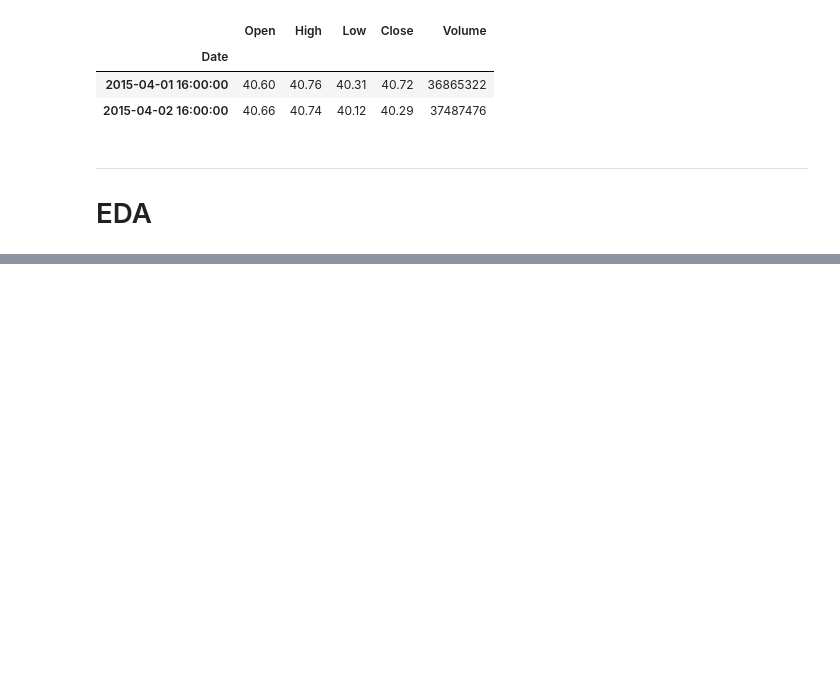
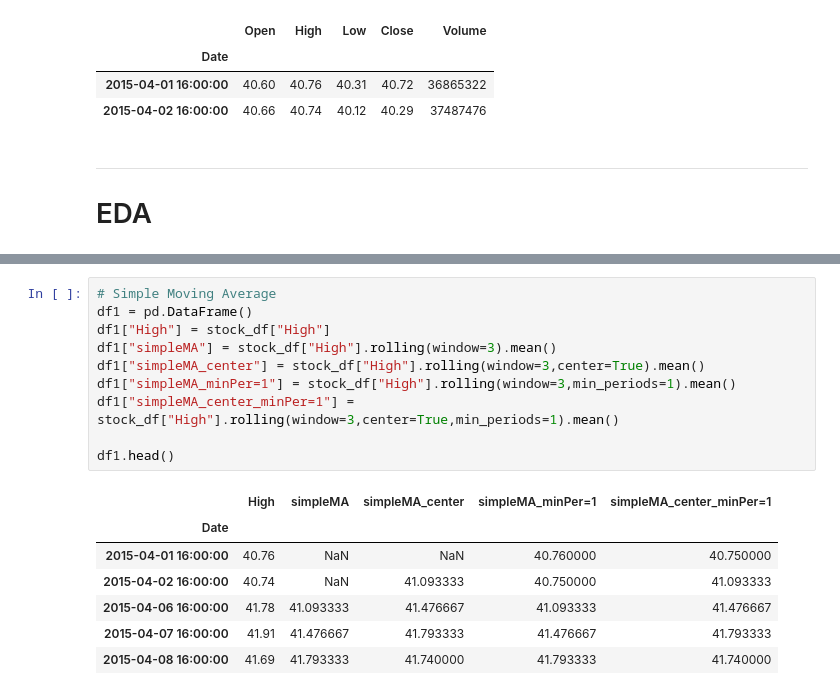
Before and after one commit to IqmanS/Machine-Learning-Notebooks, a Jupyter notebook: time_series_notebook/time-series-eda.ipynb, the cells around one changed output, grey strips where cells are left out. Drawn from its saved outputs; the diff is of its cells as text; blank space fills up the shorter version.

```diff
--- a/time_series_notebook/time-series-eda.ipynb
+++ b/time_series_notebook/time-series-eda.ipynb
@@ -53,0 +57,18 @@ plt.subplot(5,1,4)
+# %%
+# Simple Moving Average
+df1 = pd.DataFrame()
+df1["High"] = stock_df["High"]
+df1["simpleMA"] = stock_df["High"].rolling(window=3).mean()
+df1["simpleMA_center"] = stock_df["High"].rolling(window=3,center=True).mean()
+df1["simpleMA_minPer=1"] = stock_df["High"].rolling(window=3,min_periods=1).mean()
+df1["simpleMA_center_minPer=1"] = stock_df["High"].rolling(window=3,center=True,min_periods=1).mean()
+
+df1.head()
+# %% [output]
+|  | High | simpleMA | simpleMA_center | simpleMA_minPer=1 | simpleMA_center_minPer=1 |
+| Date |  |  |  |  |  |
+| 2015-04-01 16:00:00 | 40.76 | NaN | NaN | 40.760000 | 40.750000 |
+| 2015-04-02 16:00:00 | 40.74 | NaN | 41.093333 | 40.750000 | 41.093333 |
+| 2015-04-06 16:00:00 | 41.78 | 41.093333 | 41.476667 | 41.093333 | 41.476667 |
+| 2015-04-07 16:00:00 | 41.91 | 41.476667 | 41.793333 | 41.476667 | 41.793333 |
+| 2015-04-08 16:00:00 | 41.69 | 41.793333 | 41.740000 | 41.793333 | 41.740000 |
```
Also changed, not shown: parts of 4 cells of this notebook.
